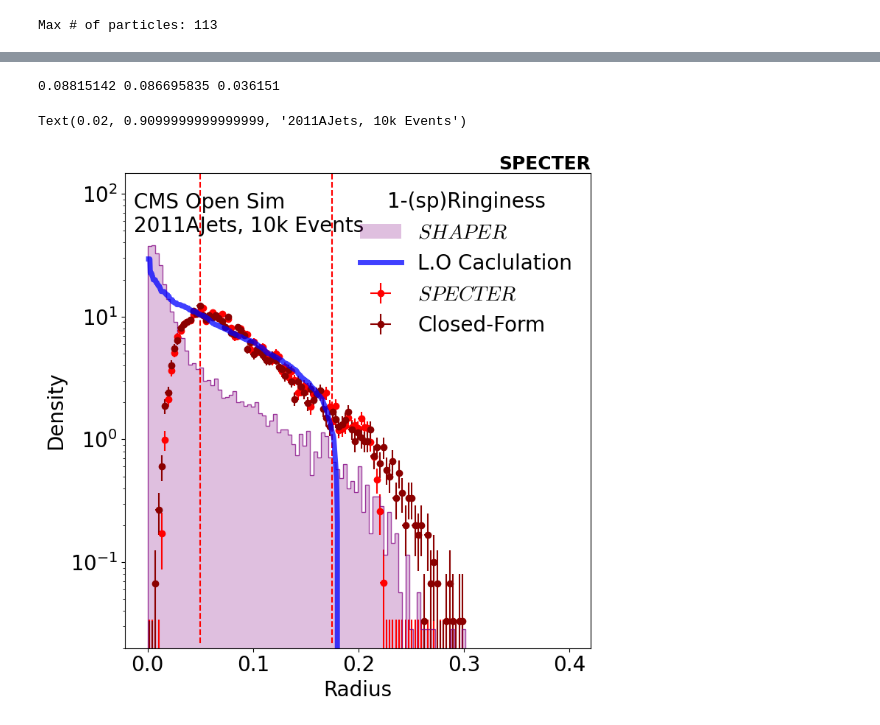
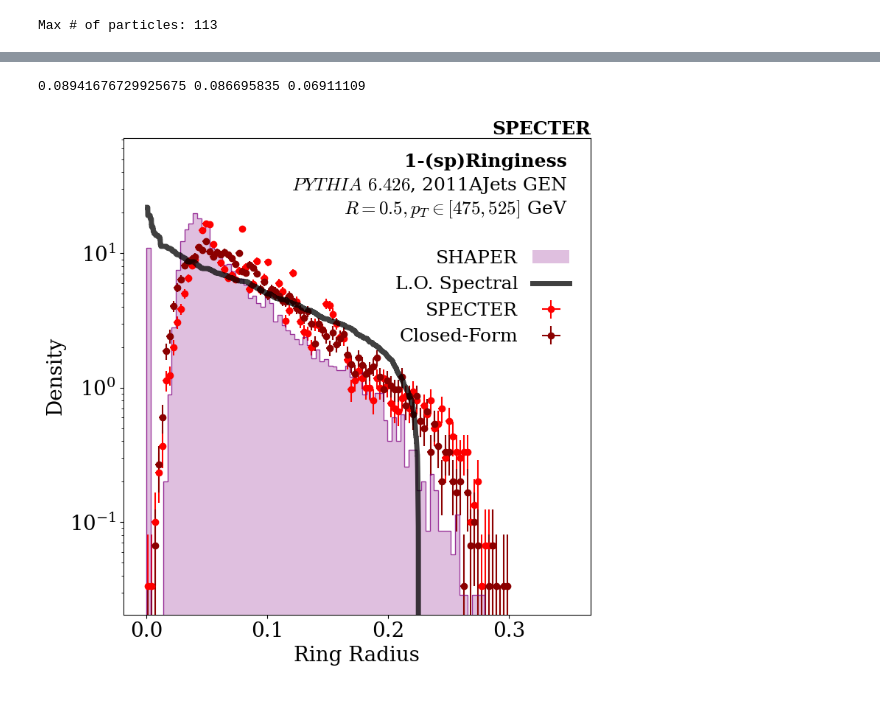
Before and after one commit to rikab/SPECTER, a Jupyter notebook: Studies/ringiness/plot_cms.ipynb, the cells around one changed output, grey strips where cells are left out. Drawn from its saved outputs; the diff is of its cells as text; code cells hidden in the pictures.

```diff
--- a/Studies/ringiness/plot_cms.ipynb
+++ b/Studies/ringiness/plot_cms.ipynb
@@ -89,70 +94,93 @@ weights = reweight(specter_params)
 # %%
 alpha_s = 0.12
 C_F = 4/3
+C_A = 3
+T_R = 0.5
+n_f = 5
 
 def quark_splitting_function(z):
 
     return C_F * (1 + (1-z)**2) / z
 
-def theta(z, R_opt, R = 0.4):
+def gluon_splitting_function(z):
+
+    return C_A * (1-z) / z + C_A * (1-z)/z + C_A * z * (1-z) + T_R * n_f * (1-z)**2
+
+def theta(z, R_opt, R = 0.5):
 
     t = 2 * R * np.sin(z[None,:] * (1-z[None,:]) * np.pi) - np.pi * R_opt[:,None]
     return t > 0
 
-def integral(R_opt, n = 1000):
+
+
+def integral(R_opt, theta = theta, n = 1000):
 
     z = np.random.uniform(0, 1, size = n)
-    probability = quark_splitting_function(z)
+    probability = 0.5 * quark_splitting_function(z) + 0.5 * gluon_splitting_function(z)
     t = theta(z, R_opt)
     return alpha_s / np.pi * np.sum(probability * t, axis = -1)
 
 
 
-R_opt = np.linspace(0.001, 0.4, 1000)
+R_opt = np.linspace(0.001, 0.35 , 10000)
 probs = integral(R_opt)
 # %%
 # Plot histograms
 
 
 fig, ax = newplot()
 
-hist_with_errors(ax, specter_params, 100, (0, 0.3), weights= weights,  label=r"$SPECTER$", color = "red")
+hist_with_errors(ax, specter_params, 100, (0, 0.3),  label=r"SPECTER", color = "red")
 hist_with_errors(ax, closed_form_params, 100, (0, 0.3), label="Closed-Form", color = "darkred")
-hist_with_outline(ax, shaper_params, 100, (0, 0.35), label=r"$SHAPER$", color = "purple")
+hist_with_outline(ax, shaper_params, 100, (0, 0.35), label=r"SHAPER", color = "purple")
 
-# plt.plot(R_opt, 0.05 * probs, color = "blue", lw = 5, alpha = 0.75, label = "L.O Caclulation", zorder = 10)
+plt.plot(R_opt , 0.02 * probs, color = "black", lw = 5, alpha = 0.75, label = "L.O. Spectral", zorder = 10)
 # plt.axvline(0.05, ymin = 1e-2, ymax = 1, color = "red", ls = "--")
 # plt.axvline(0.175, ymin = 1e-2, ymax = 1, color = "red", ls = "--")
 
 
 plt.yscale("log")
 
 # Extend the y axis so that there is 10% space between the top of the plot
 ymin, ymax = plt.ylim()
 amount = 0.25
 if plt.gca().get_yscale() == 'log':
     y_min, y_max = np.log10(ymin), np.log10(ymax)
     plt.ylim(np.power(10, y_min), np.power(10, y_max * (1 + amount)))
 else:
     plt.ylim(ymin, ymax * (amount + 1))
 
 
 print(np.mean(specter_params), np.mean(closed_form_params), np.mean(shaper_params))
 
+
+
+
+# Stamp
+line_0 = "1-(sp)Ringiness"
+line_1 = "$PYTHIA$ $6.426$, 2011AJets GEN"
+line_2 = "$R = 0.5, p_T \in [475, 525]$ GeV"
+stamp(0.95, 0.95, line_0 = line_0, line_1 = line_1, line_2 = line_2, textops_update={"fontsize" : 18, "horizontalalignment" : "right"})
+
 # Labels
-plt.xlabel("Radius")
+plt.xlabel("Ring Radius")
 plt.ylabel("Density")
-plt.legend(frameon=False, loc="upper right", title = "1-(sp)Ringiness")
+legend = plt.legend(frameon=False, loc="upper right", fontsize=18, bbox_to_anchor=(0.99, 0.95 - 0.05 * 3), alignment="right", markerfirst=False)
 
-# Add two lines of text to the upper left
-upper_margin = 0.96
-spacing = 0.05
-plt.text(0.02, upper_margin - 0 * spacing, "CMS Open Sim", transform=plt.gca().transAxes, verticalalignment='top')
-plt.text(0.02, upper_margin - 1 * spacing, "2011AJets, 10k Events", transform=plt.gca().transAxes, verticalalignment='top')
+
+
+plt.savefig("Plots/ringiness_radius.pdf")
+
+
+# # Add two lines of text to the upper left
+# upper_margin = 0.96
+# spacing = 0.05
+# plt.text(0.02, upper_margin - 0 * spacing, "2011AJets GEN", transform=plt.gca().transAxes, verticalalignment='top')
+# plt.text(0.02, upper_margin - 1 * spacing, "PYTHIA 6.426", transform=plt.gca().transAxes, verticalalignment='top')
+# plt.text(0.02, upper_margin - 2 * spacing, r"$R = 0.5, p_T \in [475, 525] \mathrm{GeV}$", transform=plt.gca().transAxes, verticalalignment='top')
 # %% [output]
-0.08815142 0.086695835 0.036151
+0.08941676729925675 0.086695835 0.06911109
-Text(0.02, 0.9099999999999999, '2011AJets, 10k Events')
-[figure, old version]
+[figure, new version]
 # %%
 # Plot histograms
 
```
Also changed, not shown: parts of 5 cells of this notebook, 30 other files.
